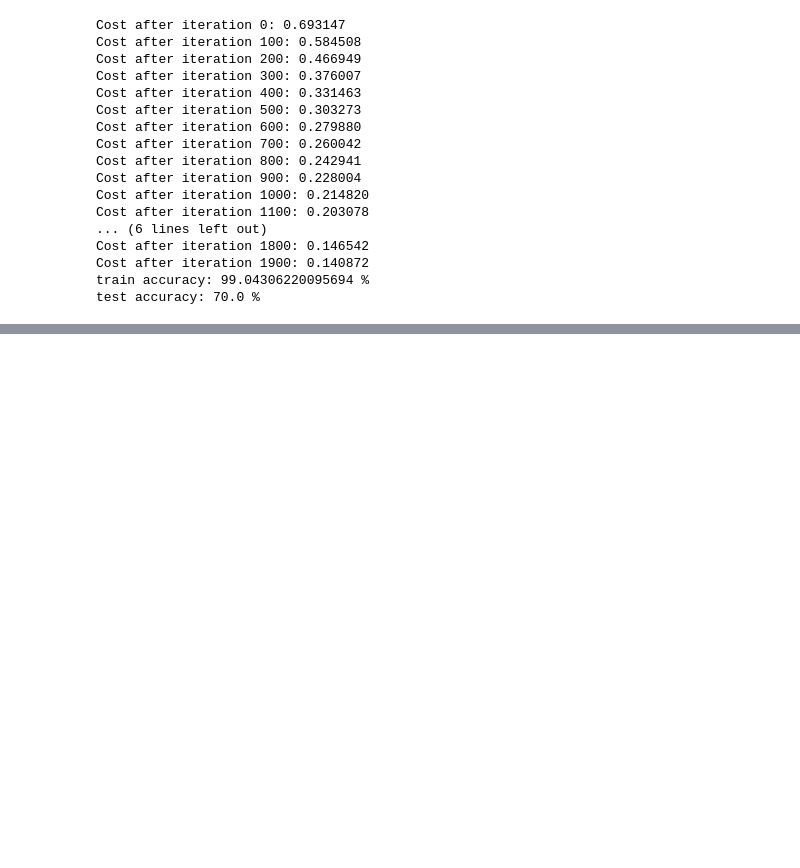
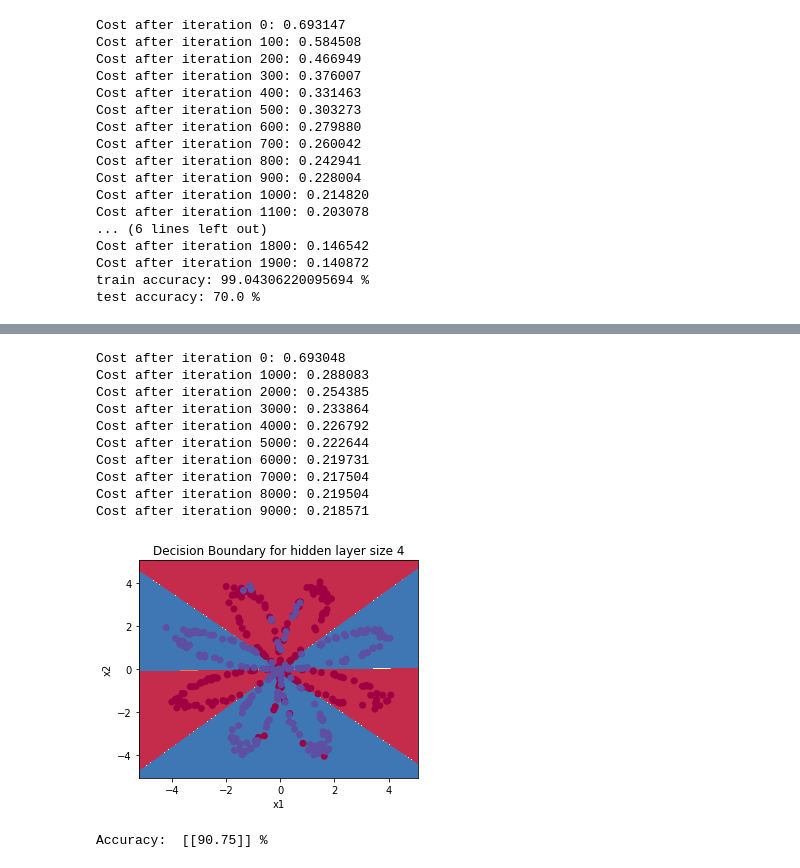
Before and after one commit to madhurdevkota/machine-learning, a Jupyter notebook: Developing Neural Network without API from scratch.ipynb, the cells around one changed output, grey strips where cells are left out. Saved outputs shown, nothing was run; the diff lists cells and outputs as text; code cells hidden in the pictures; blank space fills up the shorter version.

```diff
--- a/Developing Neural Network without API from scratch.ipynb
+++ b/Developing Neural Network without API from scratch.ipynb
@@ -421,0 +752,49 @@ test accuracy: 36.0 %
+# %%
+def predict(parameters, X):
+    '''
+    Using the learned parameters, predicts a class for each example in X
+
+    Arguments:
+    parameters -- python dictionary containing your parameters
+    X -- input data of size (n_x, m)
+
+    Returns:
+    predictions -- vector of predictions of our model (red: 0 / blue: 1)
+    '''
+
+    # Computes probabilities using forward propagation, and classifies to 0/1 using 0.5 as the threshold.
+    A2, cache = forward_propagation(X, parameters)
+    y_hat = np.zeros((A2.shape))
+    y_hat [np.where(A2 >= 0.5)] = 1  ;    y_hat [np.where(A2 < 0.5)] = 0
+
+    predictions = y_hat
+    return (predictions)
+# %%
+# running the model on planar dataset
+
+# Build a model with a n_h-dimensional hidden layer
+import planar_utils
+X,Y = planar_utils.load_planar_dataset()
+parameters = nn_model(X, Y, n_h= 4, num_iterations=10000, print_cost= True)
+# Plot the decision boundary
+planar_utils.plot_decision_boundary(lambda x: predict(parameters, x.T), X, Y)
+plt.title("Decision Boundary for hidden layer size " + str(4))
+plt.show()
+
+# accuracy
+predictions = predict(parameters, X)
+accuracy_value = ( np.dot(Y,predictions.T) + np.dot(1-Y,1-predictions.T) ) / Y.size*100
+print ('Accuracy: ',  accuracy_value , '%')
+# %% [output]
+Cost after iteration 0: 0.693048
+Cost after iteration 1000: 0.288083
+Cost after iteration 2000: 0.254385
+Cost after iteration 3000: 0.233864
+Cost after iteration 4000: 0.226792
+Cost after iteration 5000: 0.222644
+Cost after iteration 6000: 0.219731
+Cost after iteration 7000: 0.217504
+Cost after iteration 8000: 0.219504
+Cost after iteration 9000: 0.218571
+[figure, added]
+Accuracy:  [[90.75]] %
```
Also changed, not shown: parts of 20 cells of this notebook.
